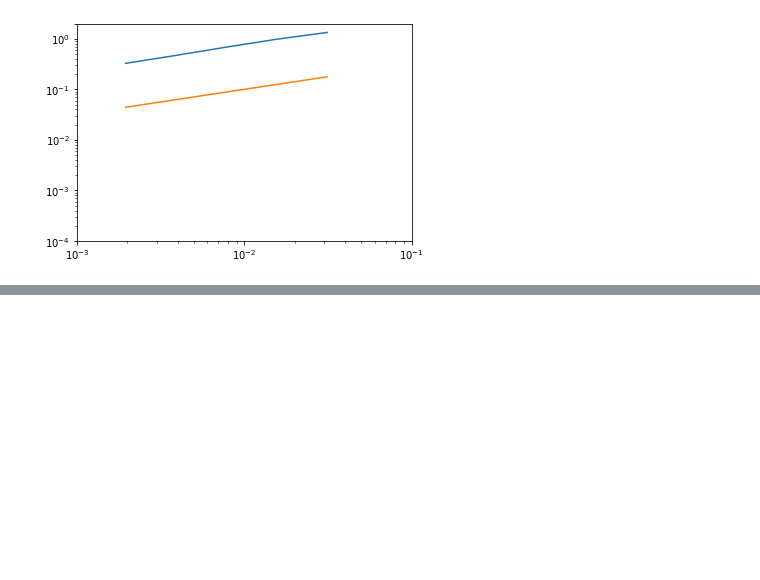
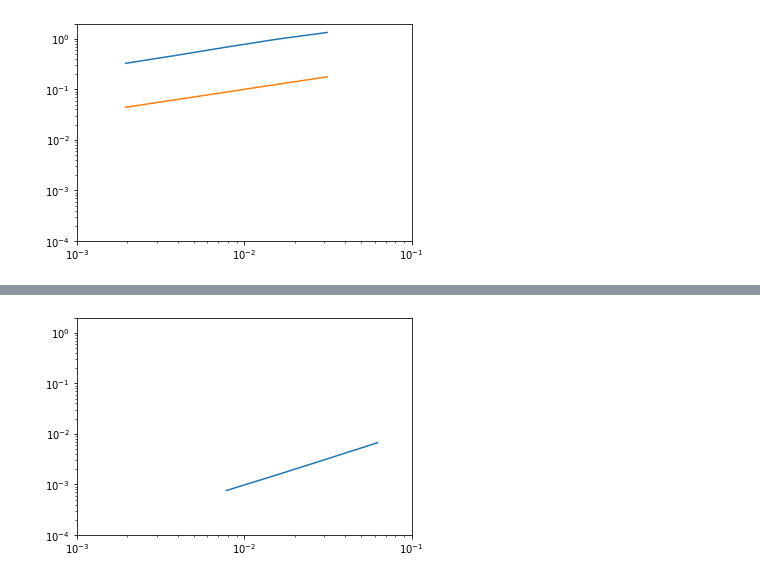
Before and after one commit to makslevental/numerical_sdes, a Jupyter notebook: main.ipynb, the cells around one changed output, grey strips where cells are left out. Cells and saved outputs as stored; diff of their text form; code cells hidden in the pictures; blank space fills up the shorter version.

```diff
--- a/main.ipynb
+++ b/main.ipynb
@@ -344,0 +429,12 @@ see (\ref{eq:vector_ray})
+# %%
+ax.clear()
+ax.set_xscale('log')
+ax.set_yscale('log')
+ax.set_xlim([1e-3, 1e-1])
+ax.set_xticks([1e-3,1e-2, 1e-1])
+ax.set_ylim([1e-1, 1])
+ax.set_yticks([1e-4,1e-3, 1e-2, 1e-1, 1,2])
+ax.plot(Dtvals, np.mean(Xerr, axis=0))
+fig
+# %% [output]
+[figure, added]
```
Also changed, not shown: parts of 13 cells of this notebook.
